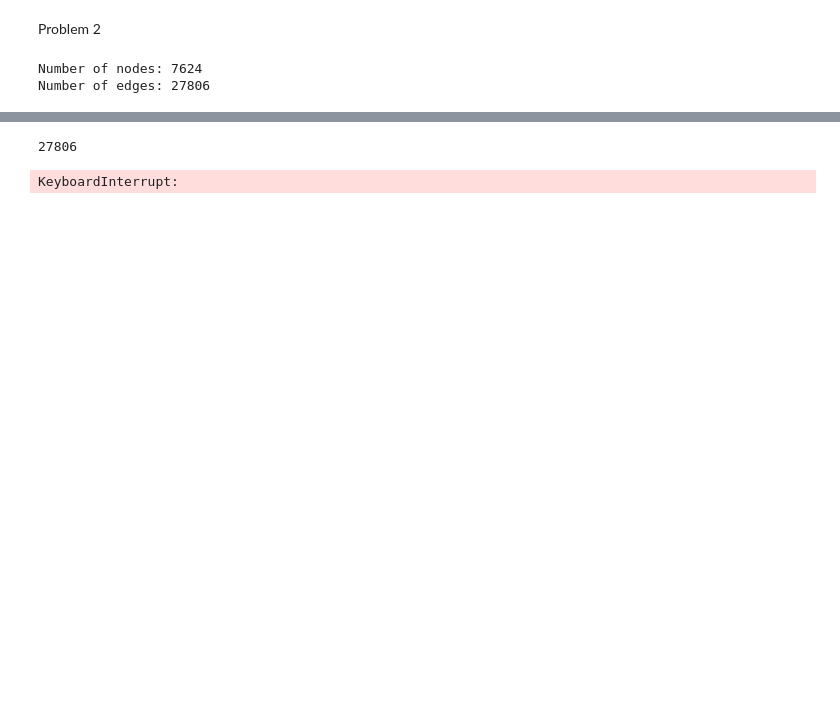
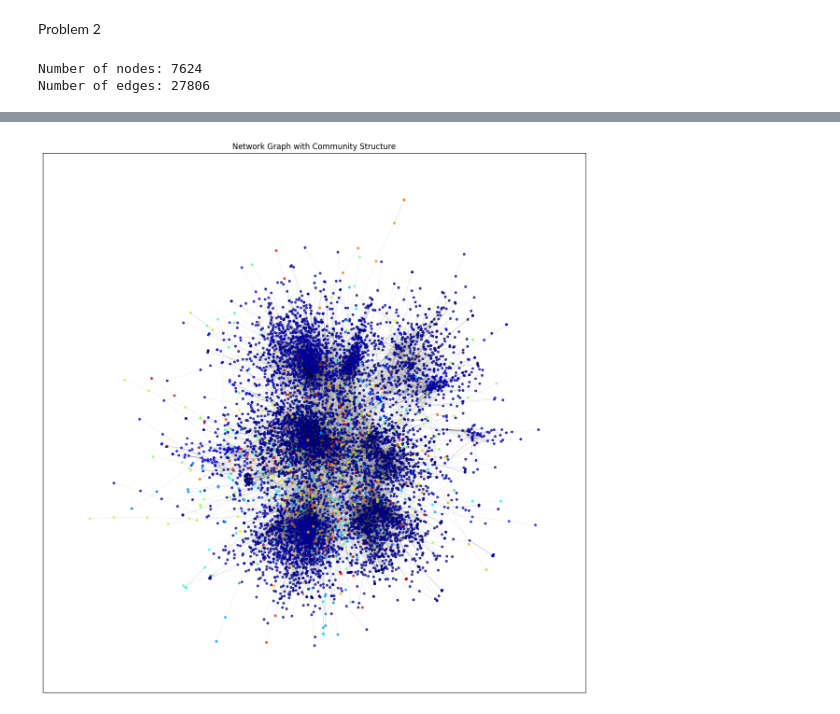
Before and after one commit to ThomasScottWhite/SNAHW3, a Jupyter notebook: hw3.ipynb, the cells around one changed output, grey strips where cells are left out. Cells and saved outputs as stored; diff of their text form; code cells hidden in the pictures; blank space fills up the shorter version.

```diff
--- a/hw3.ipynb
+++ b/hw3.ipynb
@@ -6,6 +15,8 @@ G = nx.read_edgelist('congress.edgelist', create_using=nx.DiGraph())
 # %% [markdown]
 # Problem 1
 # %%
+G = nx.read_edgelist(congress_path, create_using=nx.DiGraph())
+
 hubs = {node: 1.0 for node in G.nodes()}
 authorities = {node: 1.0 for node in G.nodes()}
 
@@ -87,10 +98,7 @@ Pearson's correlation coefficient between authority scores and PageRank scores:
 # %% [markdown]
 Problem 2
 # %%
-import networkx as nx
-import pandas as pd
-
-edges_df = pd.read_csv('lastfm_asia_edges.csv')
+edges_df = pd.read_csv(lastfm_path)
 
 lastfm_G = nx.Graph()
 
@@ -103,26 +111,21 @@ print(f"Number of edges: {lastfm_G.number_of_edges()}")
 Number of nodes: 7624
 Number of edges: 27806
 # %%
-def girvan_newman(G, threshold=0.99, top_k=100):
+def girvan_newman(G, threshold=0.90, iterations=25, percent_removed=0.01):
     G_copy = G.copy()
     best_communities = list(nx.connected_components(G_copy))
     best_modularity = nx.algorithms.community.quality.modularity(G, best_communities)
-
-    while G_copy.number_of_edges() > 0:
-        # Calculate edge betweenness for all edges in the graph
+    modularity = 0
+    for _ in range(iterations):
         edge_betweenness = nx.edge_betweenness_centrality(G_copy, k=1000)
 
-        # Find the edge with the highest betweenness
-        edges_to_remove = sorted(edge_betweenness, key=edge_betweenness.get, reverse=True)[:int(len(edge_betweenness) * 0.05)]
+        edges_to_remove = sorted(edge_betweenness, key=edge_betweenness.get, reverse=True)[:int(len(edge_betweenness) * (percent_removed * (1 - modularity)))]
 
-        # Remove the edge with the highest betweenness
         G_copy.remove_edges_from(edges_to_remove)
 
-        # Recalculate communities and modularity after removing the edge
         communities = list(nx.connected_components(G_copy))
         modularity = nx.algorithms.community.quality.modularity(G, communities)
 
-        # Update best modularity and communities if the current one is better
         print(modularity)
         if modularity > best_modularity:
             best_modularity = modularity
@@ -133,6 +136,5 @@ def girvan_newman(G, threshold=0.99, top_k=100):
 
     return best_communities, best_modularity
 
-# Usage
 best_communities, best_modularity = girvan_newman(lastfm_G)
 # %% [output]
@@ -187,35 +161,0 @@ Community 1365: {np.int64(7276)}
-# %%
-G_copy = lastfm_G.copy()
-best_communities = list(nx.connected_components(G_copy))
-best_modularity = nx.algorithms.community.quality.modularity(G_copy, best_communities)
-# %%
-len(edge_betweenness)
-# %% [output]
-27806
-# %%
-def girvan_newman(G):
-    G_copy = G.copy()
-    communities = list(nx.connected_components(G_copy))
-
-    while G_copy.number_of_edges() > 0:
-        # Calculate edge betweenness for all edges in the graph
-        edge_betweenness = nx.edge_betweenness_centrality(G_copy)
-
-        # Find the edge with the highest betweenness
-        edge_to_remove = max(edge_betweenness, key=edge_betweenness.get)
-
-        # Remove the edge with the highest betweenness
-        G_copy.remove_edge(*edge_to_remove)
-
-        # Recalculate communities after removing the edge
-        new_communities = list(nx.connected_components(G_copy))
-
-        # If the number of communities has increased, update the communities
-        if len(new_communities) > len(communities):
-            communities = new_communities
-
-    return communities
-
-communities = girvan_newman(lastfm_G)
-# %% [output]
-KeyboardInterrupt:
@@ -360,0 +162,21 @@ plot_metric_vs_parameter(macro_f1_scores, p_values, 'log2(p)', log_scale=True)
+# %%
+
+plt.figure(figsize=(15, 15))
+
+community_colors = {}
+for i, community in enumerate(best_communities):
+    for node in community:
+        community_colors[node] = i
+
+pos = nx.spring_layout(lastfm_G, seed=42)  # Or use a different layout if preferred
+
+node_colors = [community_colors[node] for node in lastfm_G.nodes()]
+nx.draw_networkx_nodes(lastfm_G, pos, node_size=10, node_color=node_colors, cmap=plt.cm.jet, alpha=0.7)
+
+# Draw edges with transparency
+nx.draw_networkx_edges(lastfm_G, pos, alpha=0.05)
+
+plt.title("Network Graph with Community Structure")
+plt.show()
+# %% [output]
+[figure, added]
```
Also changed, not shown: parts of 21 cells of this notebook, 2 other files.
